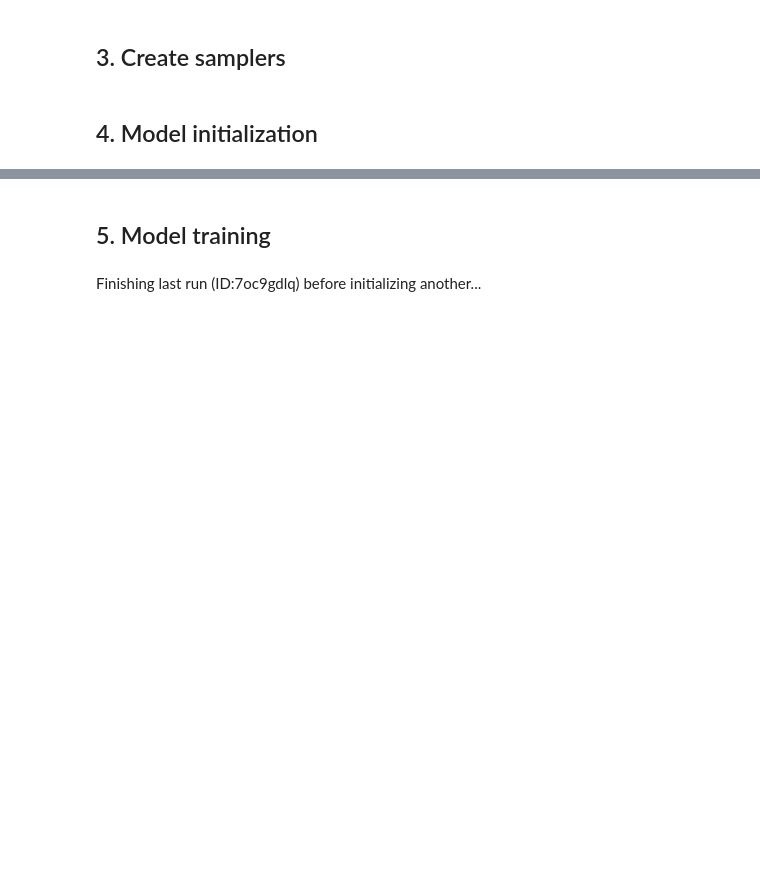
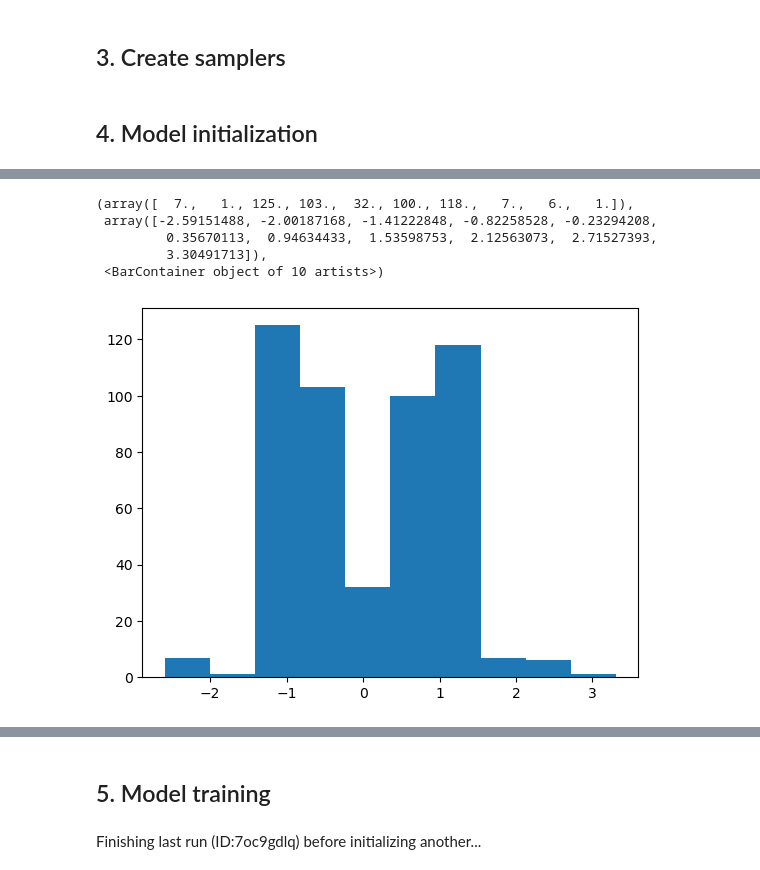
Before and after one commit to MuXauJl11110/EBiEOT, a Jupyter notebook: notebooks/LightGCOT_swiss_roll.ipynb, the cells around one changed output, grey strips where cells are left out. Cells and saved outputs as stored; diff of their text form; code cells hidden in the pictures; blank space fills up the shorter version.

```diff
--- a/notebooks/LightGCOT_swiss_roll.ipynb
+++ b/notebooks/LightGCOT_swiss_roll.ipynb
@@ -163,0 +170,9 @@ plt.hist(D.a.detach().numpy())
+# %%
+plt.hist(D.a[:, 0].detach().numpy())
+# %% [output]
+(array([  7.,   1., 125., 103.,  32., 100., 118.,   7.,   6.,   1.]),
+ array([-2.59151488, -2.00187168, -1.41222848, -0.82258528, -0.23294208,
+         0.35670113,  0.94634433,  1.53598753,  2.12563073,  2.71527393,
+         3.30491713]),
+ <BarContainer object of 10 artists>)
+[figure, added]
```
Also changed, not shown: parts of 9 cells of this notebook, 6 other files.
